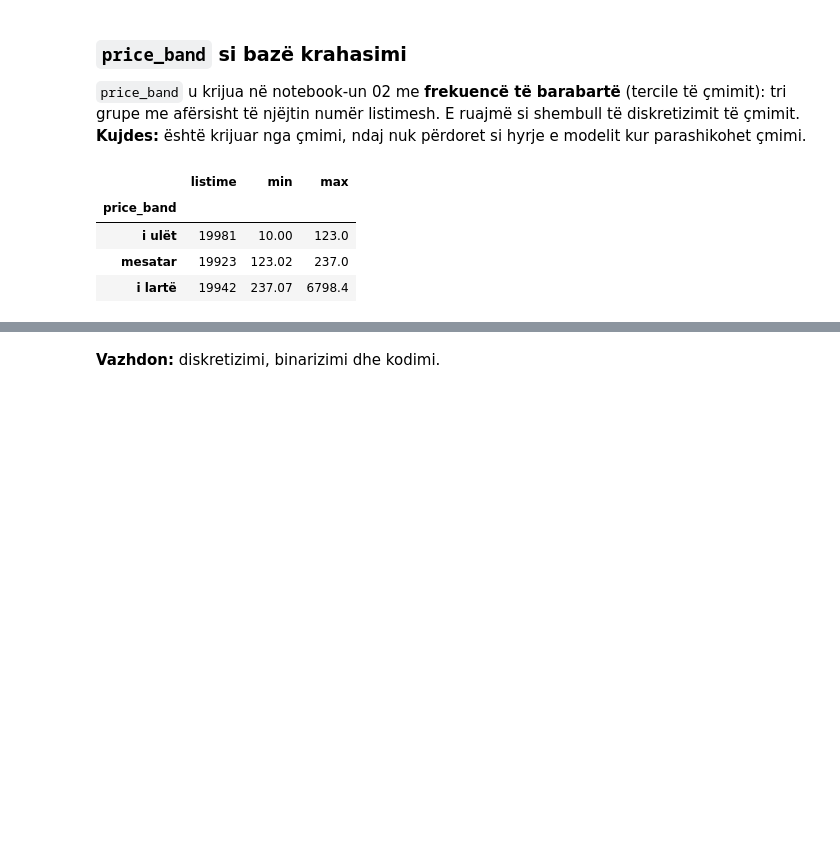
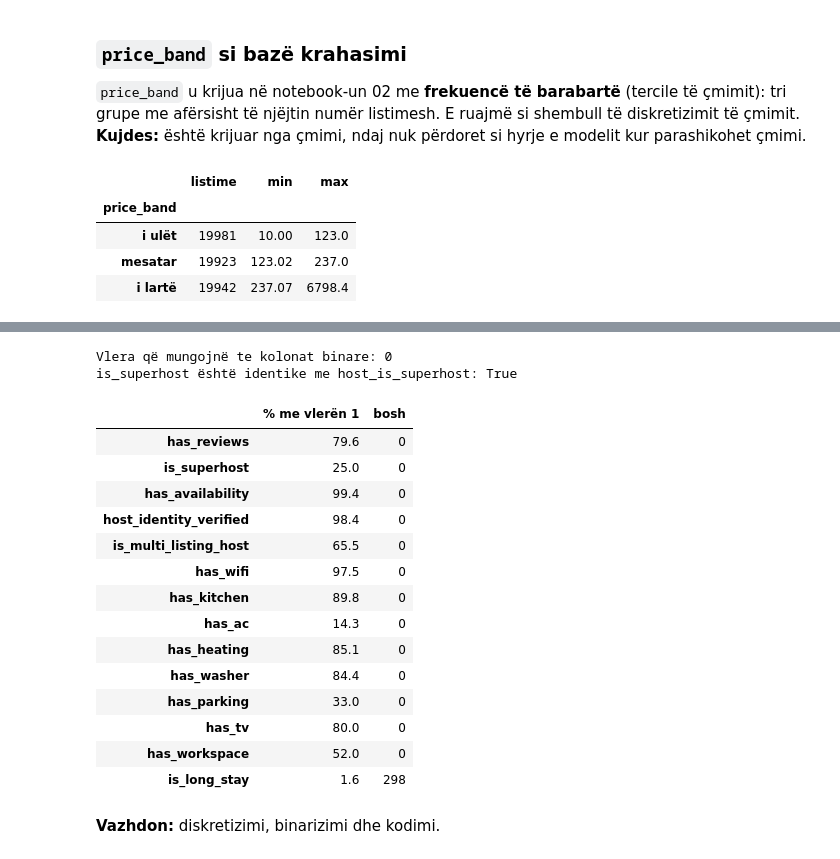
Before and after one commit to yllkeberisha/pvdh_group_10, a Jupyter notebook: notebooks/03_krijimi_vetive_dhe_kodimi.ipynb, the cells around one changed output, grey strips where cells are left out. Saved outputs shown, nothing was run; the diff lists cells and outputs as text; code cells hidden in the pictures; blank space fills up the shorter version.

Commit message:
Add binary 0/1 flags and is_long_stay to notebook 03

```diff
--- a/notebooks/03_krijimi_vetive_dhe_kodimi.ipynb
+++ b/notebooks/03_krijimi_vetive_dhe_kodimi.ipynb
@@ -364,2 +372,29 @@ display(df.groupby("price_band")["price"].agg(listime="size", min="min", max="ma
+# %%
+BINARY_COLUMNS = ["has_reviews", "is_superhost", "has_availability", "host_identity_verified", "is_multi_listing_host", *AMENITY_FLAGS]
+print(f"Vlera që mungojnë te kolonat binare: {int(df[BINARY_COLUMNS].isna().sum().sum())}")
+print(f"is_superhost është identike me host_is_superhost: {df['is_superhost'].astype('boolean').equals(df['host_is_superhost'].astype('boolean'))}")
+df[BINARY_COLUMNS] = df[BINARY_COLUMNS].astype("boolean").astype("Int8")
+df["is_long_stay"] = df["minimum_nights"].ge(30).astype("Int8").mask(df["minimum_nights"].isna())
+
+binary = BINARY_COLUMNS + ["is_long_stay"]
+display(pd.DataFrame({"% me vlerën 1": df[binary].mean().mul(100).round(1), "bosh": df[binary].isna().sum()}))
+# %% [output]
+Vlera që mungojnë te kolonat binare: 0
+is_superhost është identike me host_is_superhost: True
+|  | % me vlerën 1 | bosh |
+| has_reviews | 79.6 | 0 |
+| is_superhost | 25.0 | 0 |
+| has_availability | 99.4 | 0 |
+| host_identity_verified | 98.4 | 0 |
+| is_multi_listing_host | 65.5 | 0 |
+| has_wifi | 97.5 | 0 |
+| has_kitchen | 89.8 | 0 |
+| has_ac | 14.3 | 0 |
+| has_heating | 85.1 | 0 |
+| has_washer | 84.4 | 0 |
+| has_parking | 33.0 | 0 |
+| has_tv | 80.0 | 0 |
+| has_workspace | 52.0 | 0 |
+| is_long_stay | 1.6 | 298 |
 # %% [markdown]
 **Vazhdon:** diskretizimi, binarizimi dhe kodimi.
```
Also changed, not shown: parts of 1 cell of this notebook.
